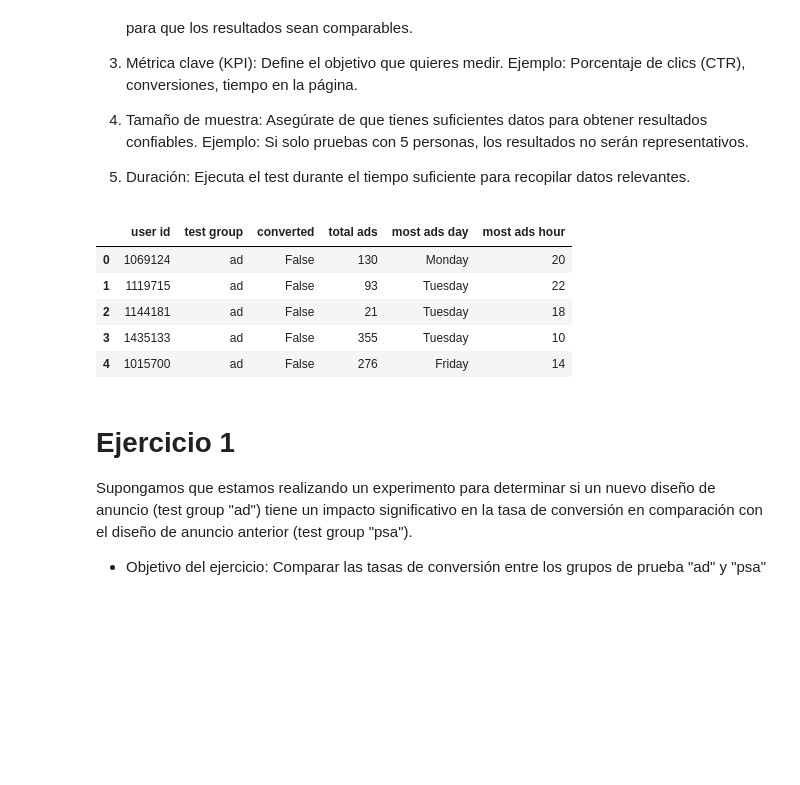
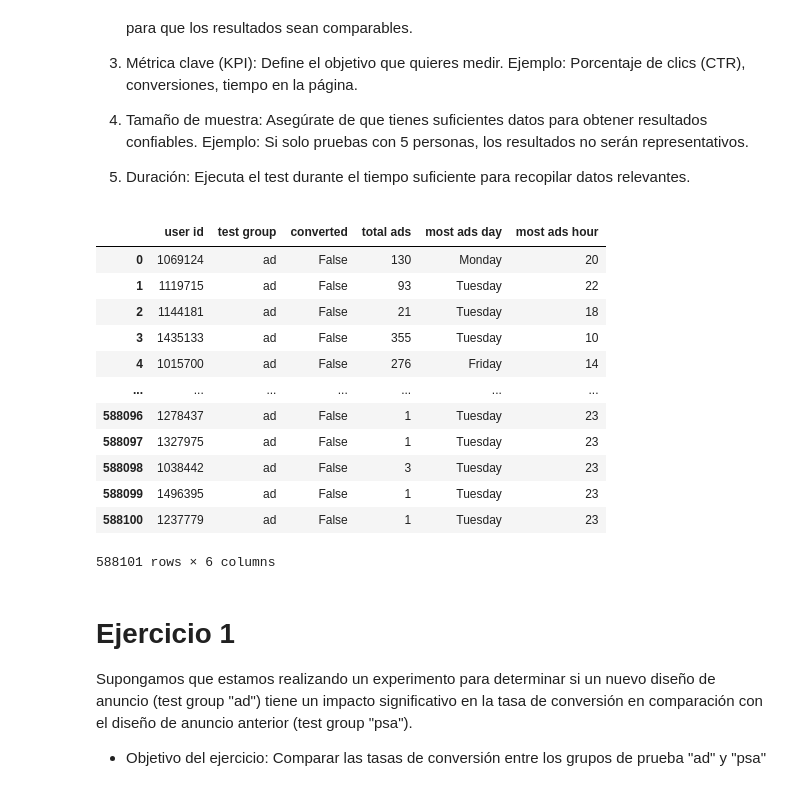
Before and after one commit to Aniitaa7/pairprogramming-mod-3-ANA_YOLANDA, a Jupyter notebook: 4-testing-pairprogramming-mod-3-ANA_YOLANDA.ipynb, the cells around one changed output. Drawn from its saved outputs; the diff is of its cells as text; code cells hidden in the pictures; blank space fills up the shorter version.

```diff
--- a/4-testing-pairprogramming-mod-3-ANA_YOLANDA.ipynb
+++ b/4-testing-pairprogramming-mod-3-ANA_YOLANDA.ipynb
@@ -47,14 +50,21 @@ warnings.filterwarnings("ignore")
 # %%
 df = pd.read_csv('4-marketing_AB.csv', index_col=0)
 # %%
-df.head()
+df
 # %% [output]
 |  | user id | test group | converted | total ads | most ads day | most ads hour |
 | 0 | 1069124 | ad | False | 130 | Monday | 20 |
 | 1 | 1119715 | ad | False | 93 | Tuesday | 22 |
 | 2 | 1144181 | ad | False | 21 | Tuesday | 18 |
 | 3 | 1435133 | ad | False | 355 | Tuesday | 10 |
 | 4 | 1015700 | ad | False | 276 | Friday | 14 |
+| ... | ... | ... | ... | ... | ... | ... |
+| 588096 | 1278437 | ad | False | 1 | Tuesday | 23 |
+| 588097 | 1327975 | ad | False | 1 | Tuesday | 23 |
+| 588098 | 1038442 | ad | False | 3 | Tuesday | 23 |
+| 588099 | 1496395 | ad | False | 1 | Tuesday | 23 |
+| 588100 | 1237779 | ad | False | 1 | Tuesday | 23 |
+588101 rows × 6 columns
 # %% [markdown]
 # Ejercicio 1
 Supongamos que estamos realizando un experimento para determinar si un nuevo diseño de anuncio (test group "ad") tiene un impacto significativo en la tasa de conversión en comparación con el diseño de anuncio anterior (test group "psa").
```
Also changed, not shown: parts of 11 cells of this notebook.
